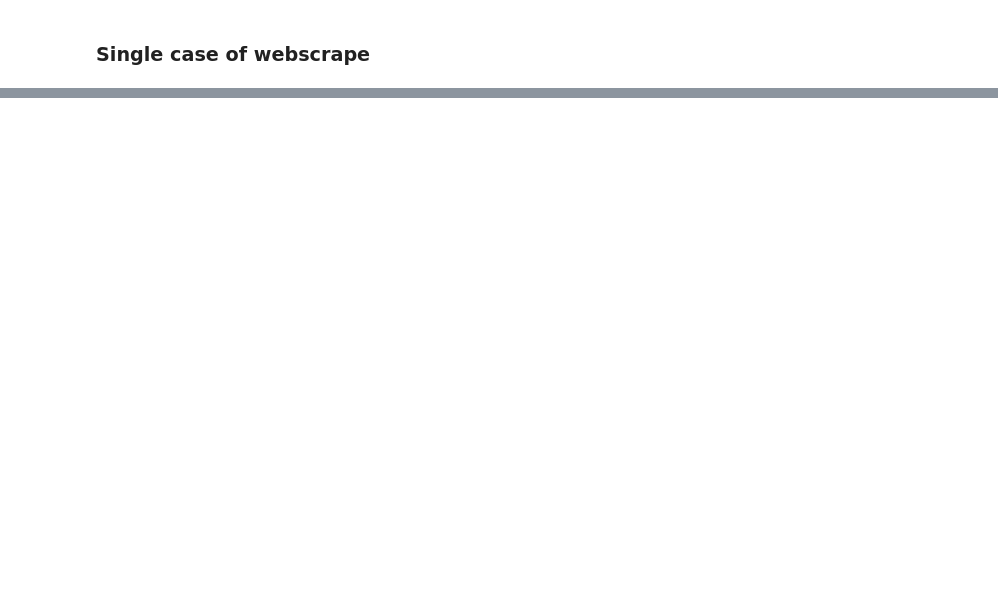
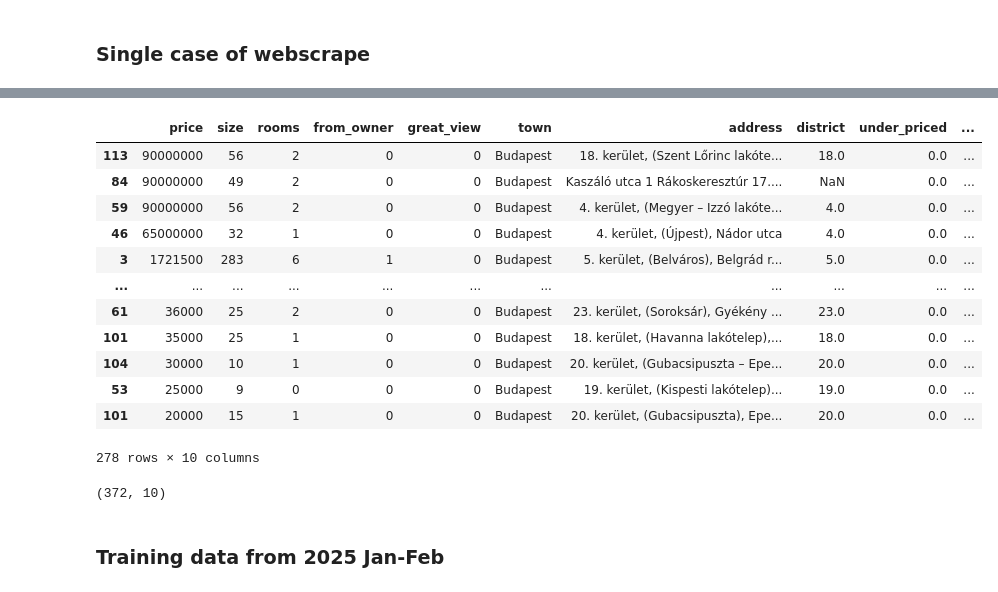
Before and after one commit to BognarAndras/corvinus_ds_ws, a Jupyter notebook: data_engineering.ipynb, the cells around one changed output, grey strips where cells are left out. Saved outputs shown, nothing was run; the diff lists cells and outputs as text; code cells hidden in the pictures; blank space fills up the shorter version.

```diff
--- a/data_engineering.ipynb
+++ b/data_engineering.ipynb
@@ -159,0 +425,34 @@ print(df)
+# %%
+urls = [
+    #"https://web.archive.org/web/20150731013632/http://ingatlan.com/i-ker/kiado+lakas",
+    #"https://web.archive.org/web/20150731013632/http://ingatlan.com/ii-ker/kiado+lakas",
+    #"https://web.archive.org/web/20150731013632/http://ingatlan.com/iii-ker/kiado+lakas",
+    #"https://web.archive.org/web/20150731013632/http://ingatlan.com/iv-ker/kiado+lakas",
+    #"https://web.archive.org/web/20150731013632/http://ingatlan.com/v-ker/kiado+lakas",
+    #"https://web.archive.org/web/20150731013632/http://ingatlan.com/vi-ker/kiado+lakas",
+    #"https://web.archive.org/web/20150731013632/http://ingatlan.com/vii-ker/kiado+lakas",
+    #"https://web.archive.org/web/20150731013632/http://ingatlan.com/viii-ker/kiado+lakas",
+    #"https://web.archive.org/web/20150731013632/http://ingatlan.com/ix-ker/kiado+lakas",
+    #"https://web.archive.org/web/20150731013632/http://ingatlan.com/x-ker/kiado+lakas",
+    #"https://web.archive.org/web/20150731013632/http://ingatlan.com/xi-ker/kiado+lakas",
+    #"https://web.archive.org/web/20150930215432/http://ingatlan.com/xii-ker/kiado+lakas",
+    #"https://web.archive.org/web/20150930215432/http://ingatlan.com/xiii-ker/kiado+lakas",
+    #"https://web.archive.org/web/20150930215432/http://ingatlan.com/xiv-ker/kiado+lakas",
+    "https://web.archive.org/web/20150930215432/http://ingatlan.com/xv-ker/kiado+lakas",
+    "https://web.archive.org/web/20150930215432/http://ingatlan.com/xvi-ker/kiado+lakas",
+    "https://web.archive.org/web/20150930215432/http://ingatlan.com/xvii-ker/kiado+lakas",
+    #"https://web.archive.org/web/20150930215432/http://ingatlan.com/xviii-ker/kiado+lakas",
+    #"https://web.archive.org/web/20150930215432/http://ingatlan.com/xix-ker/kiado+lakas",
+    #"https://web.archive.org/web/20150930215432/http://ingatlan.com/xx-ker/kiado+lakas",
+    #"https://web.archive.org/web/20150930215432/http://ingatlan.com/xxi-ker/kiado+lakas",
+    #"https://web.archive.org/web/20150930215432/http://ingatlan.com/xxii-ker/kiado+lakas",
+    "https://web.archive.org/web/20150930215432/http://ingatlan.com/xxiii-ker/kiado+lakas"
+]
+
+all_data = pd.concat([scrape_page(u) for u in urls], ignore_index=True)
+# %%
+all_data = pd.concat([next_data,all_data])
+# Extract district number from address (e.g., "19. kerület" → 19)
+all_data['district'] = all_data['address'].str.extract(r'(\d+)\.\s*kerület').astype(float)
+
+all_data.tail()
@@ -159,0 +466,4 @@ print(df)
+# %%
+# Swap town and address if 'Budapest' is in the address
+mask = all_data['address'].str.contains('Budapest', na=False)
+all_data.loc[mask, ['town', 'address']] = all_data.loc[mask, ['address', 'town']].values
@@ -159,0 +479,2 @@ print(df)
+# %%
+all_data = all_data.drop_duplicates(subset=['address'], keep='first')
@@ -159,0 +503,20 @@ print(df)
+# %%
+all_data.sort_values(by="price", ascending=False)
+# %% [output]
+|  | price | size | rooms | from_owner | great_view | town | address | district | under_priced | ... |
+| 113 | 90000000 | 56 | 2 | 0 | 0 | Budapest | 18. kerület, (Szent Lőrinc lakóte... | 18.0 | 0.0 | ... |
+| 84 | 90000000 | 49 | 2 | 0 | 0 | Budapest | Kaszáló utca 1 Rákoskeresztúr 17.... | NaN | 0.0 | ... |
+| 59 | 90000000 | 56 | 2 | 0 | 0 | Budapest | 4. kerület, (Megyer – Izzó lakóte... | 4.0 | 0.0 | ... |
+| 46 | 65000000 | 32 | 1 | 0 | 0 | Budapest | 4. kerület, (Újpest), Nádor utca | 4.0 | 0.0 | ... |
+| 3 | 1721500 | 283 | 6 | 1 | 0 | Budapest | 5. kerület, (Belváros), Belgrád r... | 5.0 | 0.0 | ... |
+| ... | ... | ... | ... | ... | ... | ... | ... | ... | ... | ... |
+| 61 | 36000 | 25 | 2 | 0 | 0 | Budapest | 23. kerület, (Soroksár), Gyékény ... | 23.0 | 0.0 | ... |
+| 101 | 35000 | 25 | 1 | 0 | 0 | Budapest | 18. kerület, (Havanna lakótelep),... | 18.0 | 0.0 | ... |
+| 104 | 30000 | 10 | 1 | 0 | 0 | Budapest | 20. kerület, (Gubacsipuszta – Epe... | 20.0 | 0.0 | ... |
+| 53 | 25000 | 9 | 0 | 0 | 0 | Budapest | 19. kerület, (Kispesti lakótelep)... | 19.0 | 0.0 | ... |
+| 101 | 20000 | 15 | 1 | 0 | 0 | Budapest | 20. kerület, (Gubacsipuszta), Epe... | 20.0 | 0.0 | ... |
+278 rows × 10 columns
+# %%
+all_data.shape
+# %% [output]
+(372, 10)
@@ -159,0 +525,2 @@ print(df)
+# %% [markdown]
+### Training data from 2025 Jan-Feb
```
Also changed, not shown: parts of 53 cells of this notebook.
